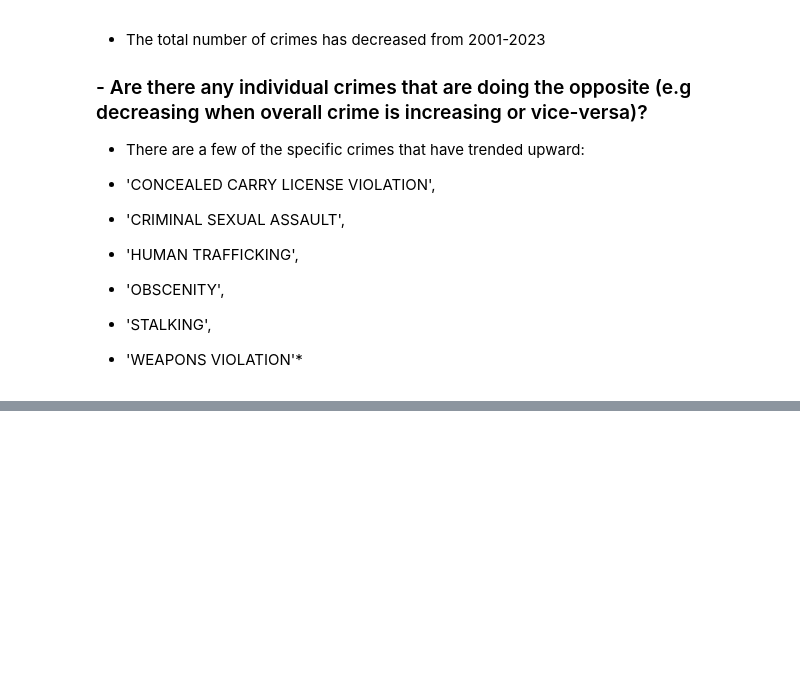
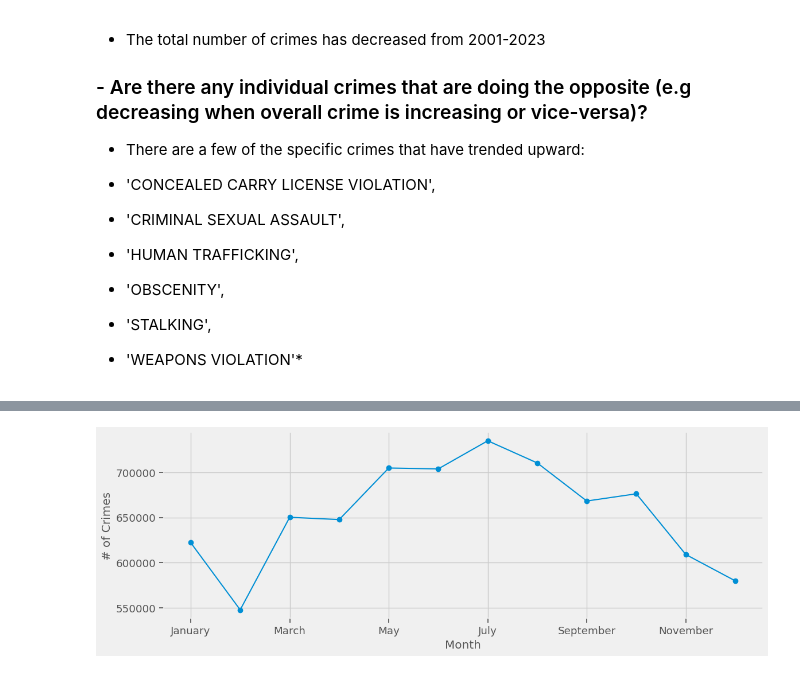
Before and after one commit to tjbingamon/Project-4---Chicago-Crime-Data, a Jupyter notebook: Project 4 Part 1.ipynb, the cells around one changed output, grey strips where cells are left out. Cells and saved outputs as stored; diff of their text form; code cells hidden in the pictures; blank space fills up the shorter version.

```diff
--- a/Project 4 Part 1.ipynb
+++ b/Project 4 Part 1.ipynb
@@ -500,0 +562,7 @@ plt.xticks(np.arange(0,23, step=2));
+# %%
+# year_counts = df.groupby("Year").size()
+ax = month_counts.plot(style='o-',grid=True,
+                       ylabel='# of Crimes',
+                       xlabel='Month');
+# %% [output]
+[figure, added]
```
Also changed, not shown: parts of 10 cells of this notebook.
